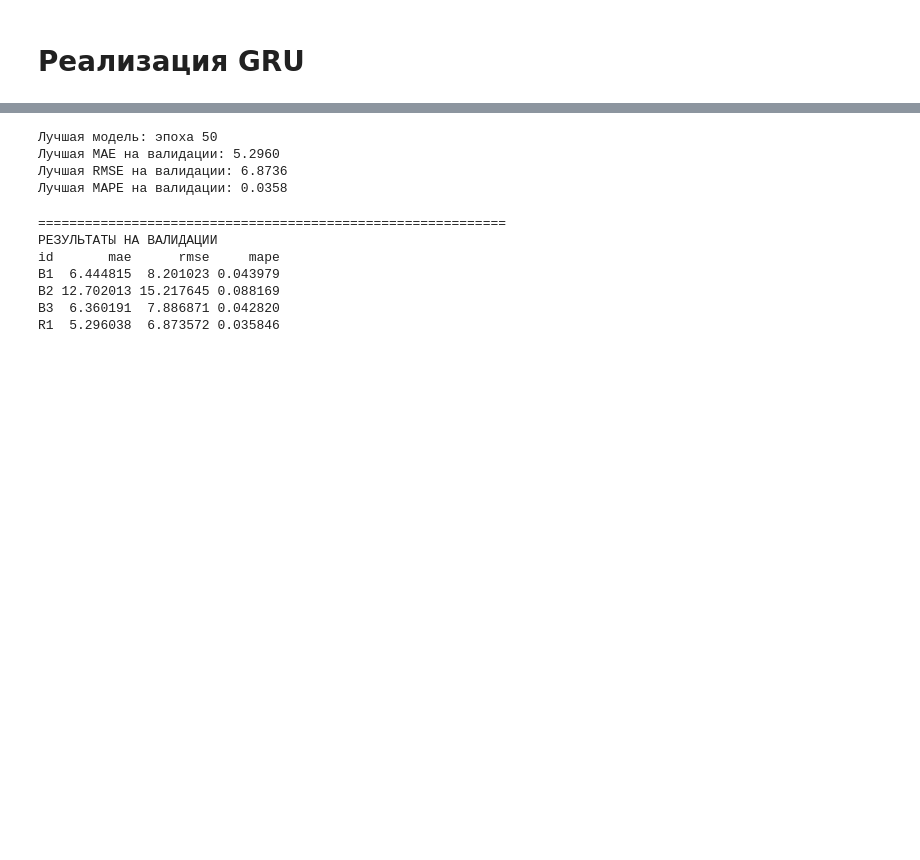
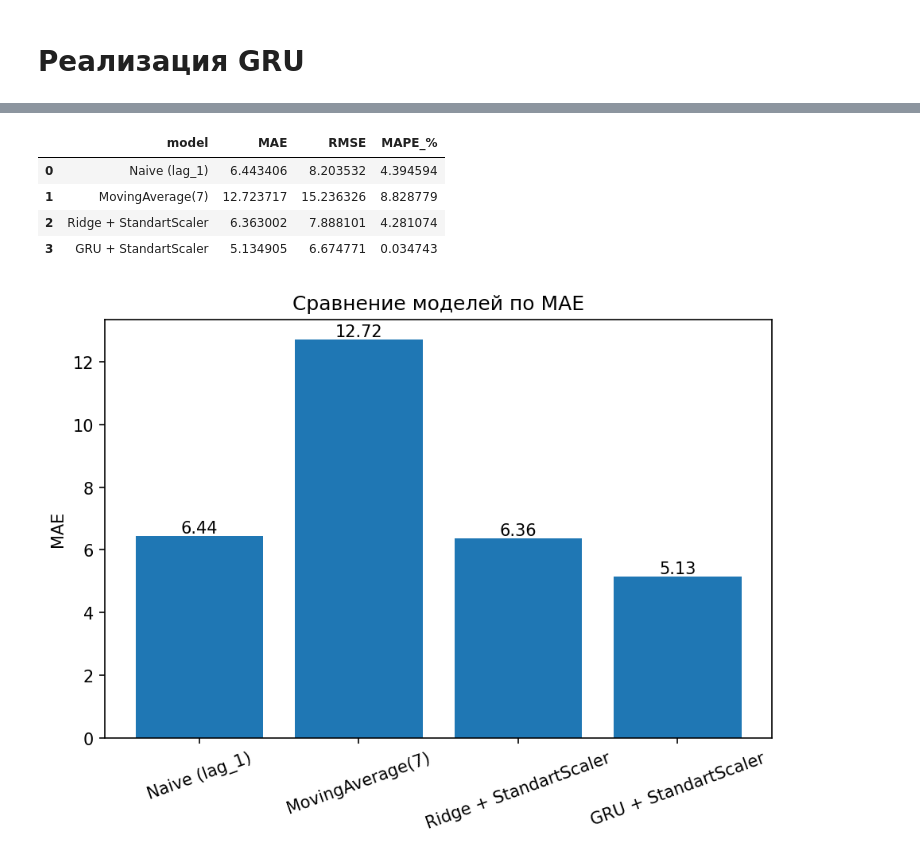
Before and after one commit to ermakinho/a-ermakov, a Jupyter notebook: homeworks/HW12/HW12.ipynb, the cells around one changed output, grey strips where cells are left out. Cells and saved outputs as stored; diff of their text form; code cells hidden in the pictures; blank space fills up the shorter version.

```diff
--- a/homeworks/HW12/HW12.ipynb
+++ b/homeworks/HW12/HW12.ipynb
@@ -345,30 +384,36 @@ epoch  50/50 | train_loss: 0.0917 | val_MAE: 5.2960 | val_MAPE: 3.5846%
 # %%
-print(f"Лучшая модель: эпоха {best_epoch}")
-print(f"Лучшая MAE на валидации: {best_val_mae:.4f}")
-print(f"Лучшая RMSE на валидации: {best_val_rmse:.4f}")
-print(f"Лучшая MAPE на валидации: {best_val_mape:.4f}")
-results.append({
-    'id': 'R1',
-    'mae': best_val_mae,
-    'rmse': best_val_rmse,
-    'mape': best_val_mape
-})
+experiments_res = pd.concat([
+    baseline_results_val,
+    pd.DataFrame([{
+        'model': 'GRU + StandartScaler',
+        'MAE': best_val_mae,
+        'RMSE': best_val_rmse,
+        'MAPE_%': best_val_mape
+    }])
+], ignore_index=True)
+experiments_res
 # %% [output]
-Лучшая модель: эпоха 50
-Лучшая MAE на валидации: 5.2960
-Лучшая RMSE на валидации: 6.8736
-Лучшая MAPE на валидации: 0.0358
+|  | model | MAE | RMSE | MAPE_% |
+| 0 | Naive (lag_1) | 6.443406 | 8.203532 | 4.394594 |
+| 1 | MovingAverage(7) | 12.723717 | 15.236326 | 8.828779 |
+| 2 | Ridge + StandartScaler | 6.363002 | 7.888101 | 4.281074 |
+| 3 | GRU + StandartScaler | 5.134905 | 6.674771 | 0.034743 |
 # %%
-val_results_df = pd.DataFrame(results)
-print("\n" + "="*60)
-print("РЕЗУЛЬТАТЫ НА ВАЛИДАЦИИ")
-print(val_results_df.to_string(index=False))
+plt.figure(dpi=150)
+models = experiments_res['model']
+mae = experiments_res['MAE']
+plt.bar(models, mae)
+
+for i, v in enumerate(mae):
+    plt.text(i, v, f'{v:.2f}', ha='center', va='bottom')
+
+plt.title('Сравнение моделей по MAE')
+plt.ylabel('MAE')
+plt.xticks(rotation=20)
+
+plt.tight_layout()
+plt.savefig('artifacts/figures/baselines_compare.png')
+plt.show()
 # %% [output]
-============================================================
-РЕЗУЛЬТАТЫ НА ВАЛИДАЦИИ
-id       mae      rmse     mape
-B1  6.444815  8.201023 0.043979
-B2 12.702013 15.217645 0.088169
-B3  6.360191  7.886871 0.042820
-R1  5.296038  6.873572 0.035846
+[figure, added]
 # %%
```
Also changed, not shown: parts of 26 cells of this notebook, 25 other files.
